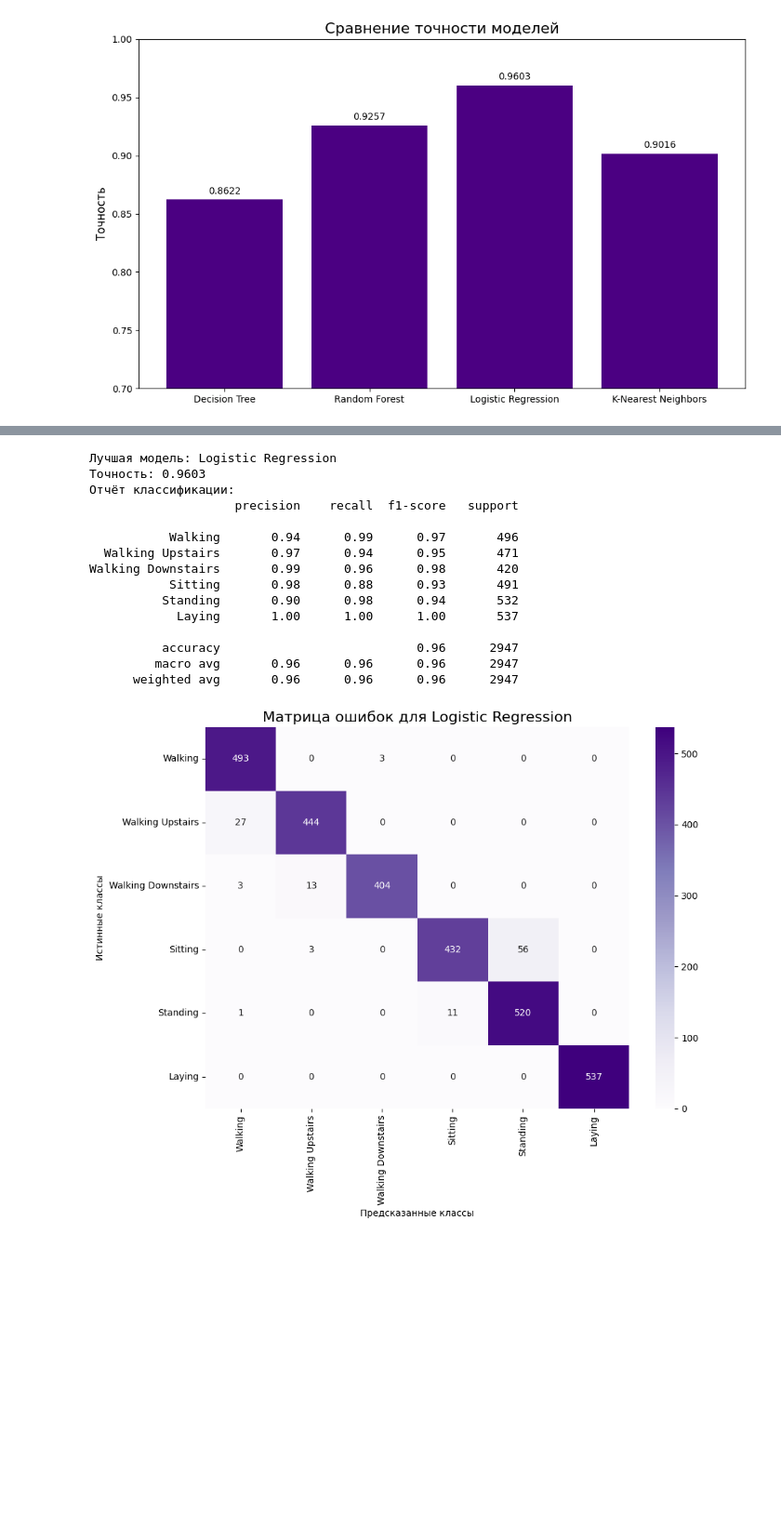
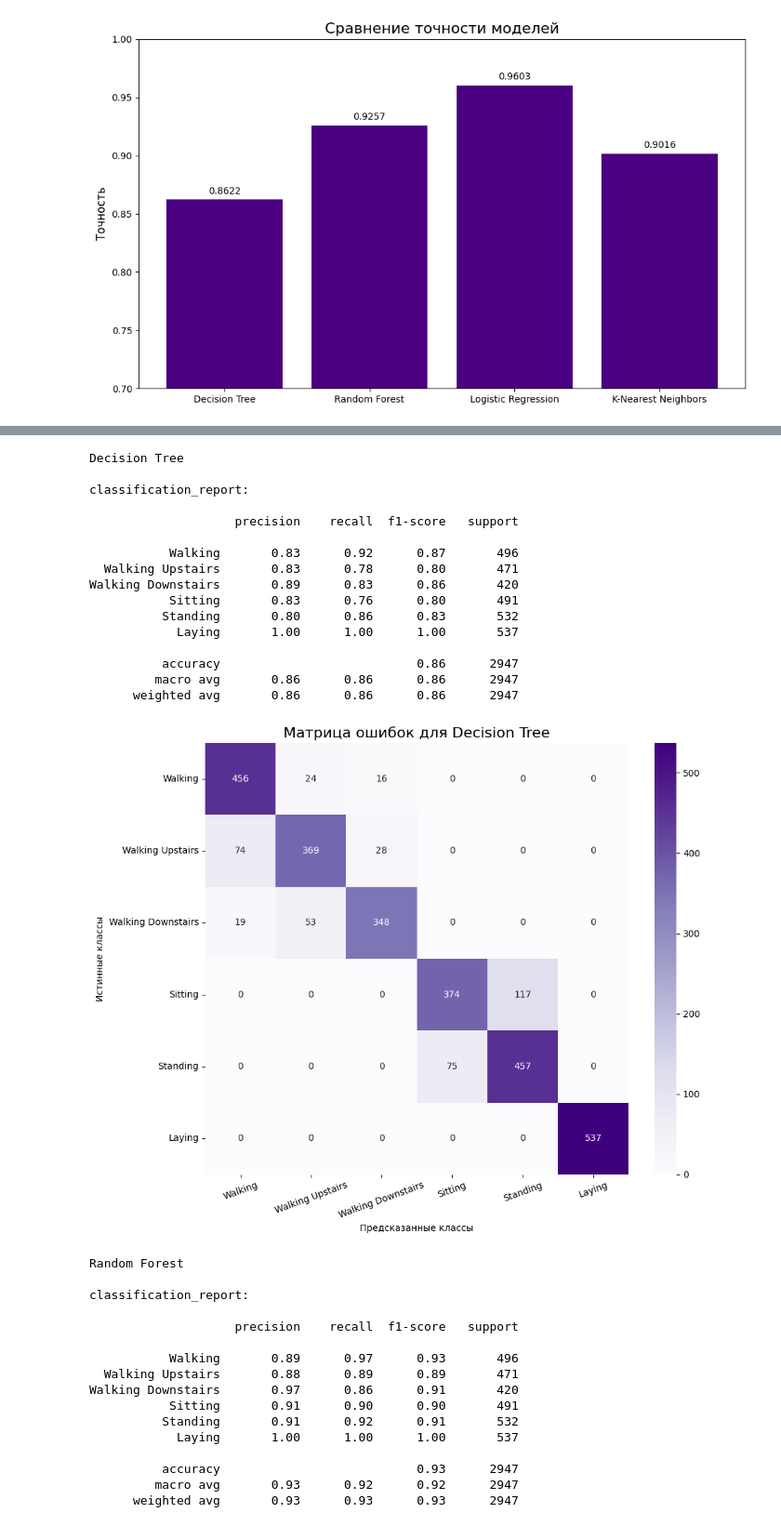
Before and after one commit to n-sukhov/ITMO-courses, a Jupyter notebook: Applied AI/Lab_1/СуховНМ_лр_1.ipynb, the cells around one changed output, grey strips where cells are left out. Shown at 93% size. Drawn from its saved outputs; the diff is of its cells as text; code cells hidden in the pictures; blank space fills up the shorter version.

```diff
--- a/Applied AI/Lab_1/СуховНМ_лр_1.ipynb
+++ b/Applied AI/Lab_1/СуховНМ_лр_1.ipynb
@@ -213,39 +213,53 @@ plt.show()
 # %%
-best_model_name = max(results, key=lambda x: results[x]['accuracy'])
+target_names = ['Walking', 'Walking Upstairs', 'Walking Downstairs', 'Sitting', 'Standing', 'Laying']
 
-print(f"Лучшая модель: {best_model_name}")
-print(f"Точность: {results[best_model_name]['accuracy']:.4f}")
+for name in models.keys():
+    print(f"{name}\n")
 
-target_names = ['Walking', 'Walking Upstairs', 'Walking Downstairs', 'Sitting', 'Standing', 'Laying']
-print("Отчёт классификации:")
-print(classification_report(test_y, results[best_model_name]['predictions'], target_names=target_names))
+    print("classification_report:\n")
+    print(classification_report(test_y, results[name]['predictions'], target_names=target_names))
 
-plt.figure(figsize=(10, 8))
-cm = confusion_matrix(test_y, results[best_model_name]['predictions'])
-sns.heatmap(cm, annot=True, fmt='d', cmap='Purples',
-            xticklabels=target_names,
-            yticklabels=target_names)
-plt.title(f'Матрица ошибок для {best_model_name}', fontsize=16)
-plt.xlabel('Предсказанные классы')
-plt.ylabel('Истинные классы')
-plt.xticks()
-plt.yticks()
-plt.tight_layout()
-plt.show()
+    # Выводим матрицу ошибок для каждой модели
+    plt.figure(figsize=(10, 8))
+    cm = confusion_matrix(test_y, results[name]['predictions'])
+    sns.heatmap(cm, annot=True, fmt='d', cmap='Purples', xticklabels=target_names, yticklabels=target_names)
+    plt.title(f'Матрица ошибок для {name}', fontsize=16)
+    plt.xlabel('Предсказанные классы')
+    plt.ylabel('Истинные классы')
+    plt.xticks(rotation=20)
+    plt.tight_layout()
+    plt.show()
 # %% [output]
-Лучшая модель: Logistic Regression
-Точность: 0.9603
-Отчёт классификации:
+Decision Tree
+
+classification_report:
+
                     precision    recall  f1-score   support
 
-           Walking       0.94      0.99      0.97       496
-  Walking Upstairs       0.97      0.94      0.95       471
-Walking Downstairs       0.99      0.96      0.98       420
-           Sitting       0.98      0.88      0.93       491
-          Standing       0.90      0.98      0.94       532
+           Walking       0.83      0.92      0.87       496
+  Walking Upstairs       0.83      0.78      0.80       471
+Walking Downstairs       0.89      0.83      0.86       420
+           Sitting       0.83      0.76      0.80       491
+          Standing       0.80      0.86      0.83       532
             Laying       1.00      1.00      1.00       537
 
-          accuracy                           0.96      2947
-         macro avg       0.96      0.96      0.96      2947
-      weighted avg       0.96      0.96      0.96      2947
+          accuracy                           0.86      2947
+         macro avg       0.86      0.86      0.86      2947
+      weighted avg       0.86      0.86      0.86      2947
-[figure, old version]
+[figure, new version]
+Random Forest
+
+classification_report:
+
+                    precision    recall  f1-score   support
+
+           Walking       0.89      0.97      0.93       496
+  Walking Upstairs       0.88      0.89      0.89       471
+Walking Downstairs       0.97      0.86      0.91       420
+           Sitting       0.91      0.90      0.90       491
+          Standing       0.91      0.92      0.91       532
+            Laying       1.00      1.00      1.00       537
+
+          accuracy                           0.93      2947
+         macro avg       0.93      0.92      0.92      2947
+      weighted avg       0.93      0.93      0.93      2947
```
Also changed, not shown: parts of 17 cells of this notebook.
